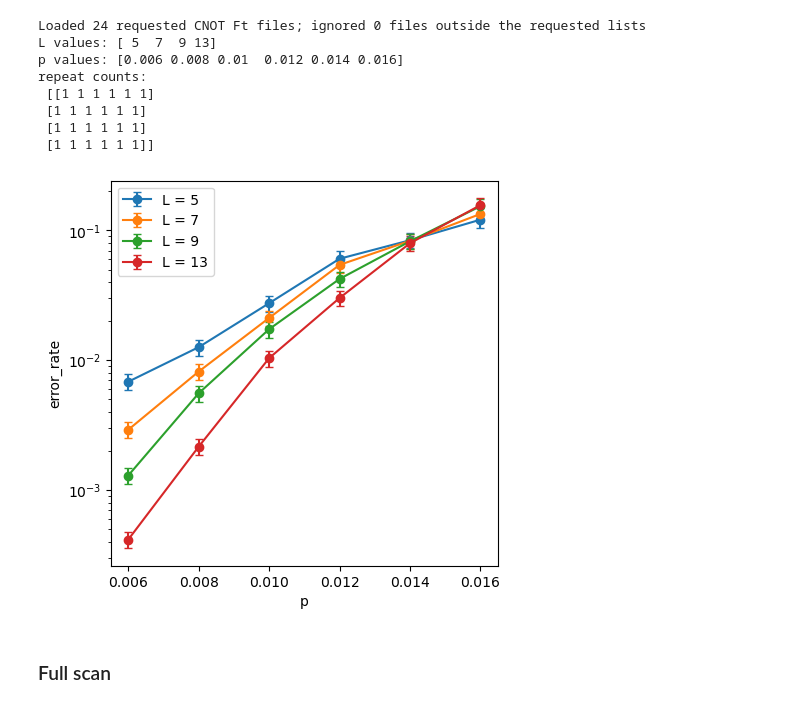
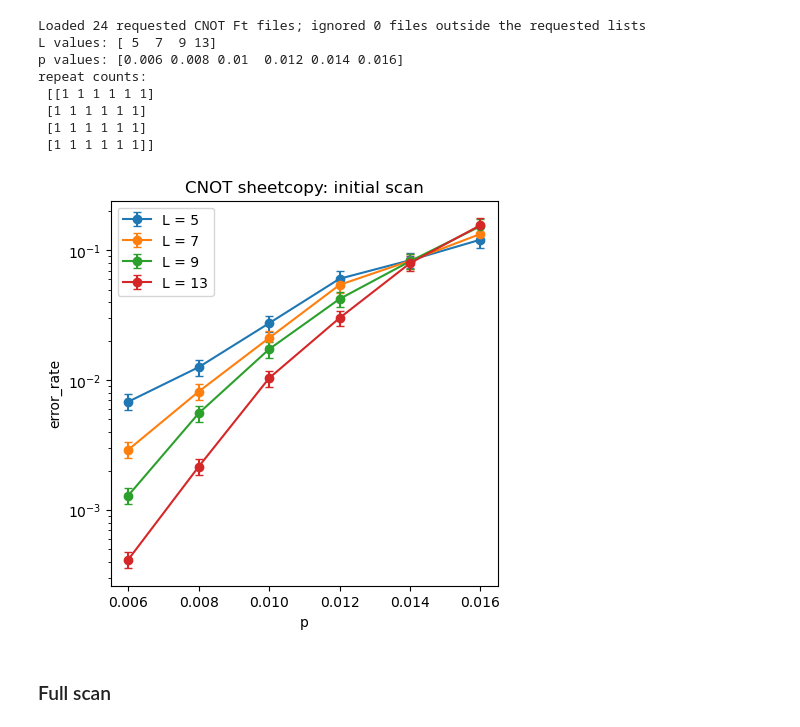
Before and after one commit to njvincent/mp-decoder, a Jupyter notebook: notebooks/cnot_sheetcopy_analysis.ipynb, the cells around one changed output. Drawn from its saved outputs; the diff is of its cells as text; code cells hidden in the pictures.

Commit message:
Added plot titles

```diff
--- a/notebooks/cnot_sheetcopy_analysis.ipynb
+++ b/notebooks/cnot_sheetcopy_analysis.ipynb
@@ -102,18 +102,19 @@ repeat counts:
 # %%
 import matplotlib.pyplot as plt
 from scipy.optimize import curve_fit
 
 plt.figure(figsize=(5, 5))
 for l_idx, cur_l in enumerate(L_values):
     plt.errorbar(p_values, error_rate[l_idx], yerr=error_rate_error[l_idx], fmt="o-", capsize=3, label=f"L = {cur_l}")
 
 plt.yscale("log")
 plt.xlabel("p")
 plt.ylabel("error_rate")
+plt.title("CNOT sheetcopy: initial scan")
 plt.legend()
 plt.show()
 # %% [output]
-[figure, old version]
+[figure, new version]
 # %% [markdown]
 ### Full scan
 # %%
```
